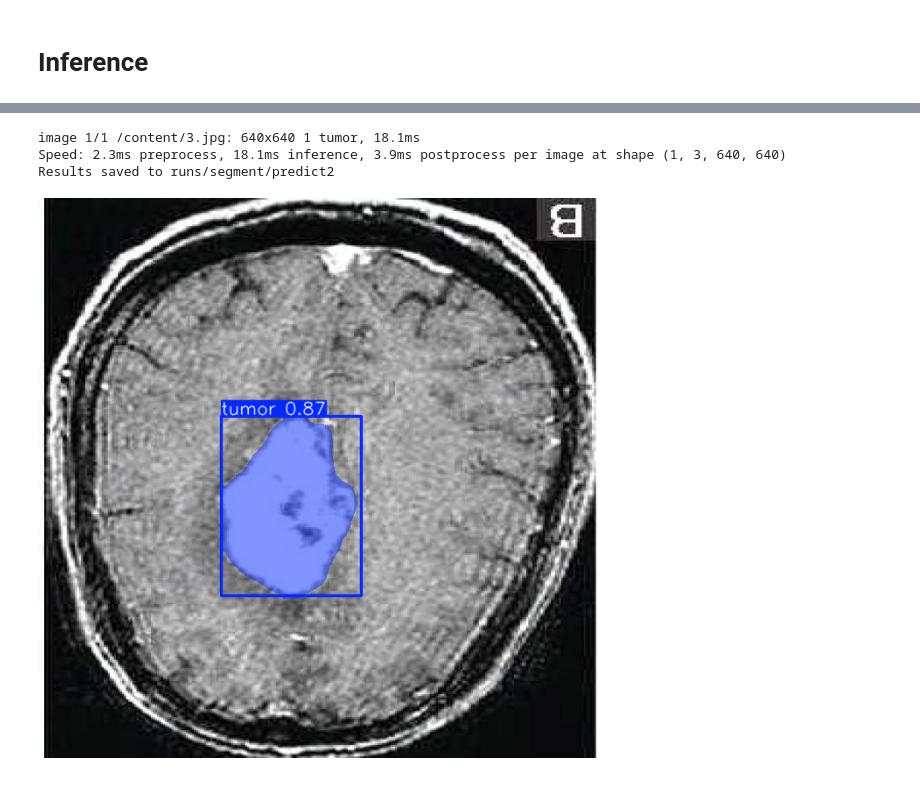
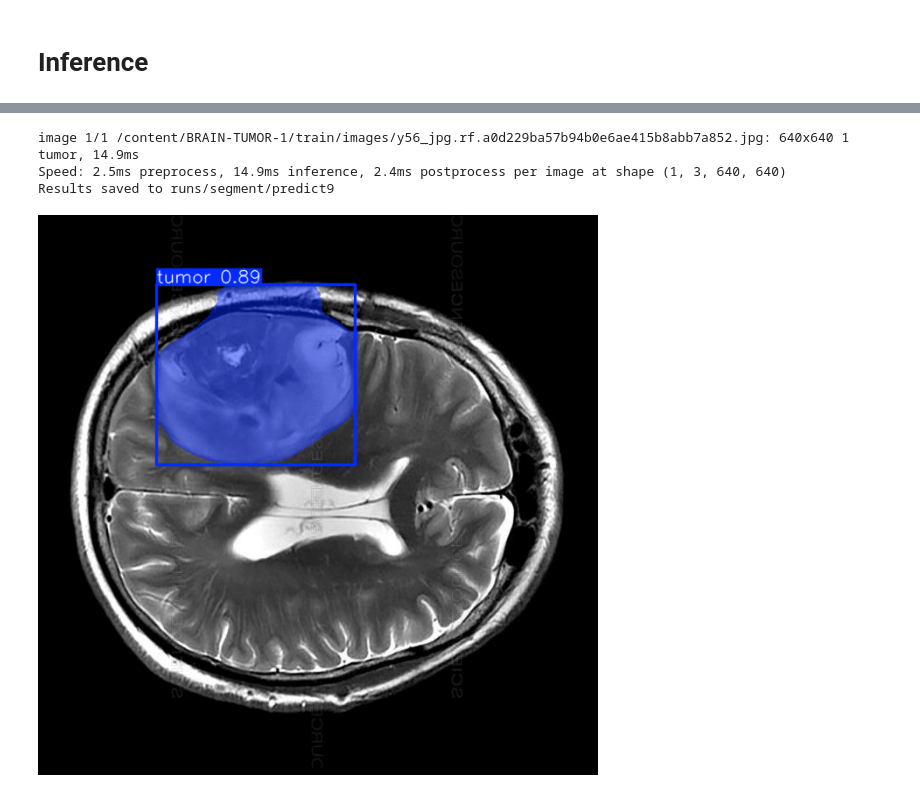
Before and after one commit to SURESHBEEKHANI/Computer-Vision-Task-with-Yolo-Model, a Jupyter notebook: YOLO11_Instance_Segmentation.ipynb, the cells around one changed output, grey strips where cells are left out. Saved outputs shown, nothing was run; the diff lists cells and outputs as text; code cells hidden in the pictures.

```diff
--- a/YOLO11_Instance_Segmentation.ipynb
+++ b/YOLO11_Instance_Segmentation.ipynb
@@ -153,9 +153,9 @@ Results saved to runs/segment/predict
 # %%
 model = YOLO('/content/runs/segment/train/weights/best.pt')
-results = model("/content/3.jpg", save=True)
+results = model("/content/BRAIN-TUMOR-1/train/images/y56_jpg.rf.a0d229ba57b94b0e6ae415b8abb7a852.jpg", save=True)
 results[0].show()
 # %% [output]
-image 1/1 /content/3.jpg: 640x640 1 tumor, 18.1ms
-Speed: 2.3ms preprocess, 18.1ms inference, 3.9ms postprocess per image at shape (1, 3, 640, 640)
-Results saved to runs/segment/predict2
+image 1/1 /content/BRAIN-TUMOR-1/train/images/y56_jpg.rf.a0d229ba57b94b0e6ae415b8abb7a852.jpg: 640x640 1 tumor, 14.9ms
+Speed: 2.5ms preprocess, 14.9ms inference, 2.4ms postprocess per image at shape (1, 3, 640, 640)
+Results saved to runs/segment/predict9
-[figure, old version]
+[figure, new version]
```
Also changed, not shown: parts of 7 cells of this notebook.
